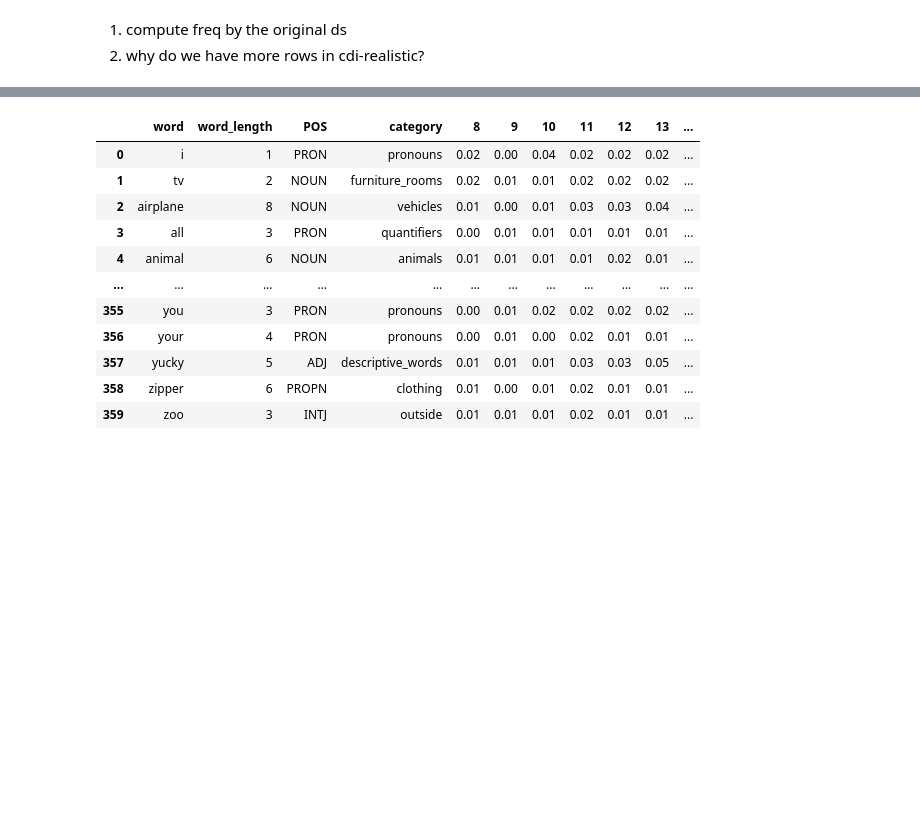
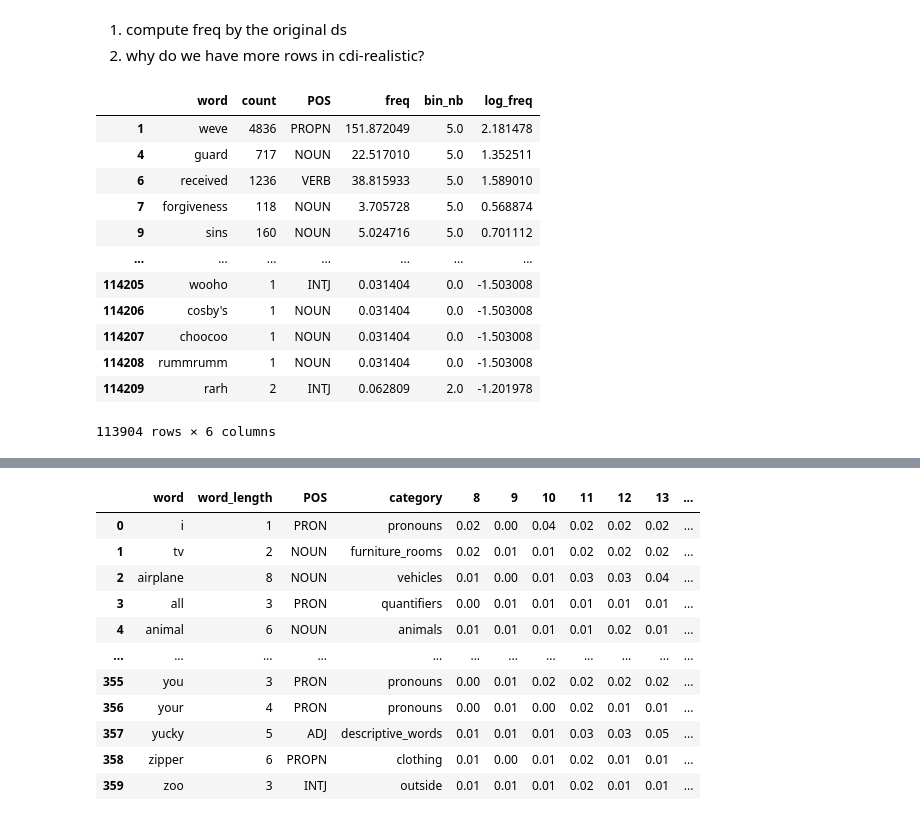
Before and after one commit to nhamilakis/Lexical-benchmark, a Jupyter notebook: notebooks/paper_fig.ipynb, the cells around one changed output, grey strips where cells are left out. Drawn from its saved outputs; the diff is of its cells as text; code cells hidden in the pictures; blank space fills up the shorter version.

```diff
--- a/notebooks/paper_fig.ipynb
+++ b/notebooks/paper_fig.ipynb
@@ -117,3 +117,19 @@ realistic_cdi = get_freq(realistic_cdi,child_realistic )
+# %%
+realistic_cdi
+# %% [output]
+|  | word | count | POS | freq | bin_nb | log_freq |
+| 1 | weve | 4836 | PROPN | 151.872049 | 5.0 | 2.181478 |
+| 4 | guard | 717 | NOUN | 22.517010 | 5.0 | 1.352511 |
+| 6 | received | 1236 | VERB | 38.815933 | 5.0 | 1.589010 |
+| 7 | forgiveness | 118 | NOUN | 3.705728 | 5.0 | 0.568874 |
+| 9 | sins | 160 | NOUN | 5.024716 | 5.0 | 0.701112 |
+| ... | ... | ... | ... | ... | ... | ... |
+| 114205 | wooho | 1 | INTJ | 0.031404 | 0.0 | -1.503008 |
+| 114206 | cosby's | 1 | NOUN | 0.031404 | 0.0 | -1.503008 |
+| 114207 | choocoo | 1 | NOUN | 0.031404 | 0.0 | -1.503008 |
+| 114208 | rummrumm | 1 | NOUN | 0.031404 | 0.0 | -1.503008 |
+| 114209 | rarh | 2 | INTJ | 0.062809 | 2.0 | -1.201978 |
+113904 rows × 6 columns
 # %%
 def plot_distributions(
     dataframes: dict[str, pd.DataFrame],
```
Also changed, not shown: parts of 8 cells of this notebook.
